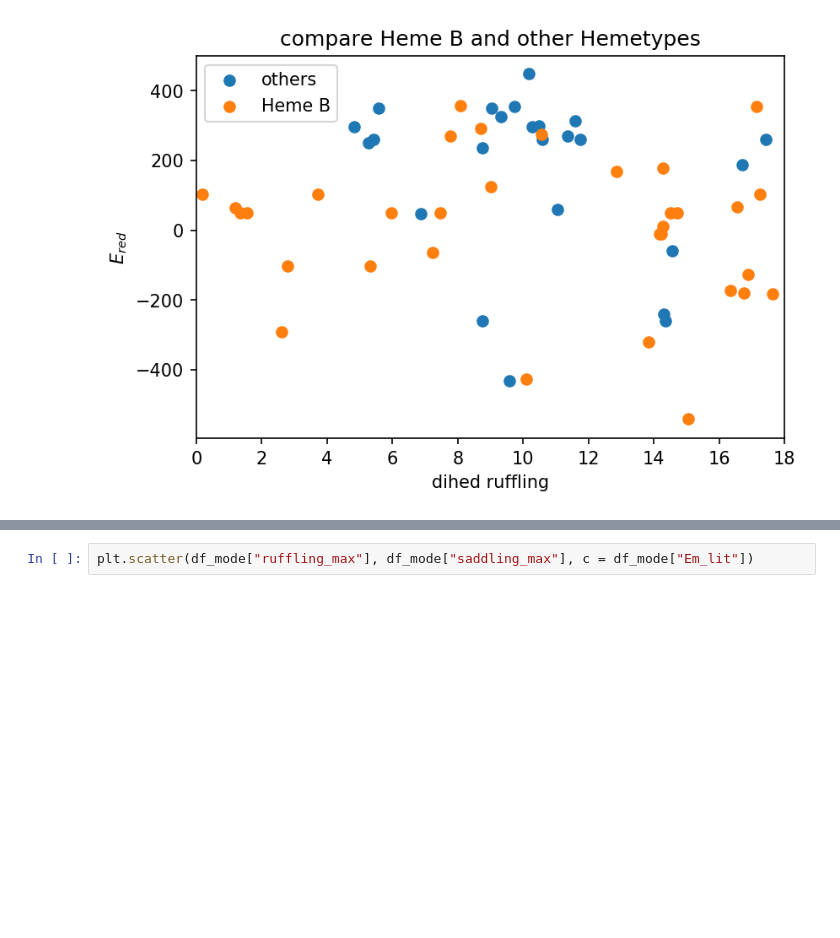
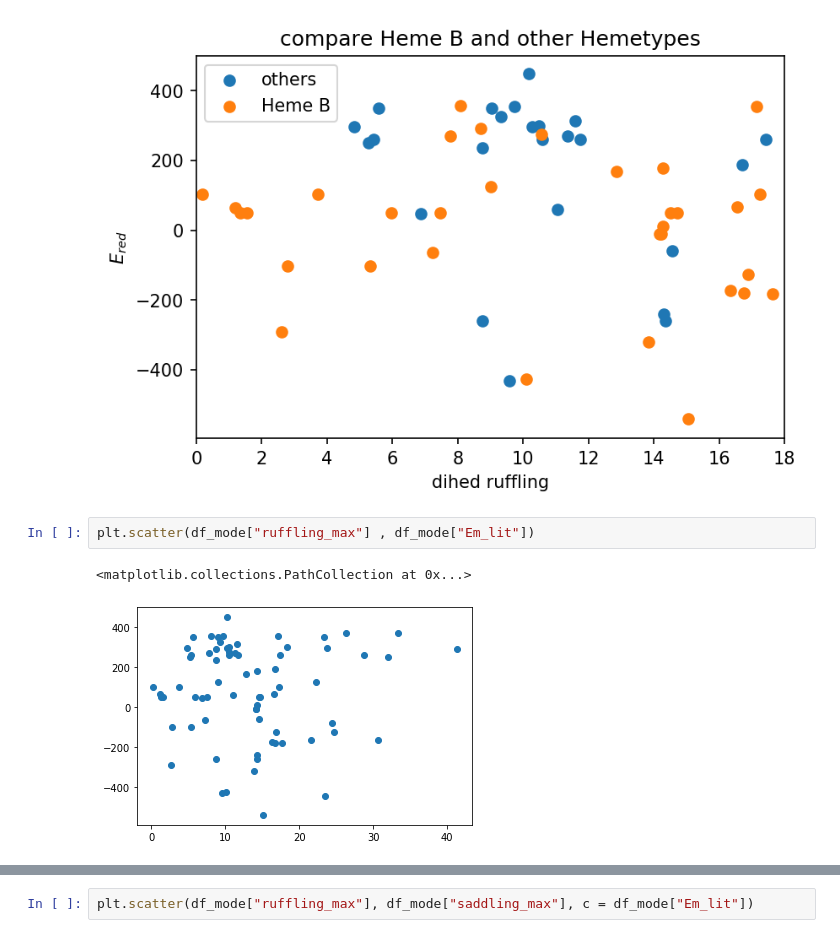
Before and after one commit to Kloppel/heme_redox_project, a Jupyter notebook: heme.ipynb, the cells around one changed output, grey strips where cells are left out. Saved outputs shown, nothing was run; the diff lists cells and outputs as text; blank space fills up the shorter version.

```diff
--- a/heme.ipynb
+++ b/heme.ipynb
@@ -302,3 +319,8 @@ plt.xlim([0,18])
 plt.savefig(f"{plots}compareHemeB.png")
 # %% [output]
 [figure]
+# %%
+plt.scatter(df_mode["ruffling_max"] , df_mode["Em_lit"])
+# %% [output]
+<matplotlib.collections.PathCollection at 0x...>
+[figure, added]
```
Also changed, not shown: parts of 27 cells of this notebook, 10 other files.
